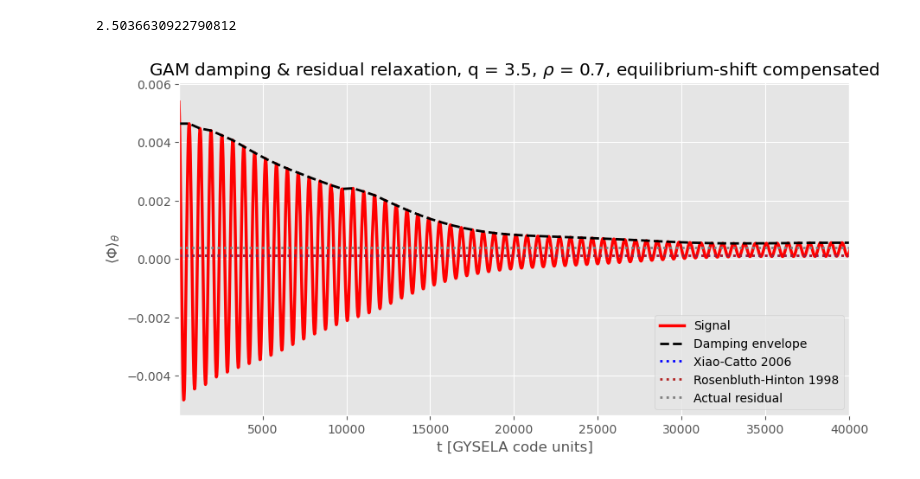
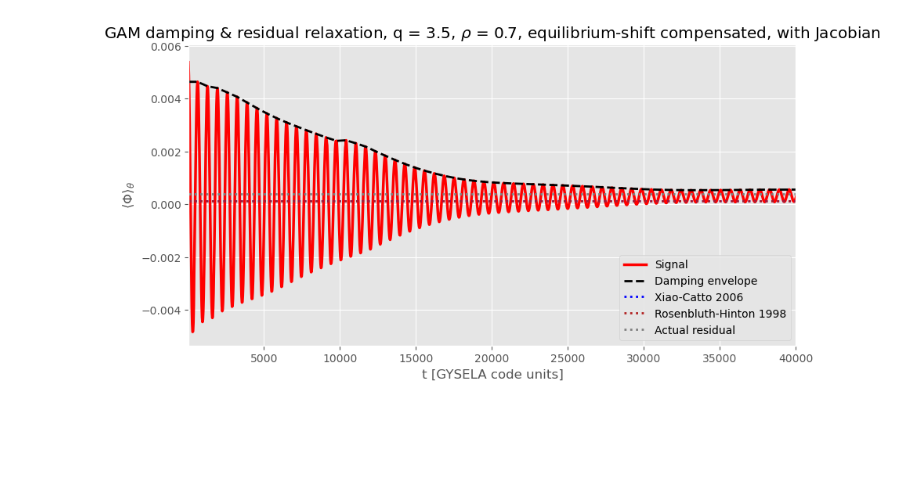
Before and after one commit to seferoni/GYSELA_utils, a Jupyter notebook: post-processing/scripts/exploratory_notebooks/rosenbluth_hinton_mn0_equilibrium_shift.ipynb, the cells around one changed output. Cells and saved outputs as stored; diff of their text form; code cells hidden in the pictures; blank space fills up the shorter version.

```diff
--- a/post-processing/scripts/exploratory_notebooks/rosenbluth_hinton_mn0_equilibrium_shift.ipynb
+++ b/post-processing/scripts/exploratory_notebooks/rosenbluth_hinton_mn0_equilibrium_shift.ipynb
@@ -16,6 +16,8 @@ perturbed_case_directory_path = "/zhisongqu_data/seth/GYSELA/raw/batch_10/DN_RHT
 quiescent_case_directory_path = "/zhisongqu_data/seth/GYSELA/raw/batch_10/DN_RHTEST_A3_QUIESCENT";
 perturbed_case_data_arrays = reader.fetch_phi2D_data(perturbed_case_directory_path, parallelise = True);
 quiescent_case_data_arrays = reader.fetch_phi2D_data(quiescent_case_directory_path, parallelise = True);
+dt_diag = reader.fetch_dt_diag(perturbed_case_directory_path);
+jacobian_dictionary = reader.fetch_jacobian(perturbed_case_directory_path);
 # %% [output]
 Found 2001 files in the directory. Loading with 16 workers...
 [Parallel(n_jobs=16)]: Using backend LokyBackend with 16 concurrent workers.
@@ -32,37 +34,45 @@ Finished compiling data from all files in the directory.
 # %%
-def plot_rosenbluth_hinton(perturbed_phi2D_list, quiescent_phi2D_list, dt_diag, aspect_ratio, safety_factor, title_suffix = "", effective_radius = 0.7, residual_window = 100):
+def plot_rosenbluth_hinton(perturbed_phi2D_list, quiescent_phi2D_list, dt_diag, jacobian_dictionary, aspect_ratio, safety_factor, title_suffix = "", effective_radius = 0.7, residual_window = 100):
 
 	# Signal isolation and data processing.
-	perturbed_radial_time_series = utils.generate_poloidally_averaged_time_series(perturbed_phi2D_list, effective_radius);
-	quiescent_radial_time_series = utils.generate_poloidally_averaged_time_series(quiescent_phi2D_list, effective_radius);
+	perturbed_radial_time_series = utils.generate_poloidally_averaged_time_series(perturbed_phi2D_list, jacobian_dictionary, effective_radius);
+	quiescent_radial_time_series = utils.generate_poloidally_averaged_time_series(quiescent_phi2D_list, jacobian_dictionary, effective_radius);
 	radial_time_series = perturbed_radial_time_series - quiescent_radial_time_series;
 	# We recover the actual time in code units here (normalised to the ion cyclotron frequency).
 	# This does not actually change the size of the array, only its spacing.
 	time_range = gys_utils.generate_time_range_by_series(radial_time_series, dt_diag);
-	GAM_frequency = utils.extract_gam_frequency(perturbed_phi2D_list, dt_diag, effective_radius);
-	amplitude_envelope = utils.generate_damping_envelope(radial_time_series, GAM_frequency, dt_diag);
+	GAM_frequency = utils.extract_gam_frequency(perturbed_phi2D_list, dt_diag, jacobian_dictionary, effective_radius);
+	amplitude_envelope = utils.generate_damping_envelope(radial_time_series.values, GAM_frequency, dt_diag);
 	# The filtered signal can sometimes have an initial 'transient' period.
 	# As such, phi(t = 0) is taken to be the maximum amplitude of the signal.
 	initial_amplitude = max(amplitude_envelope);
 	residual_level = utils.calculate_residual_level(amplitude_envelope, residual_window, use_heuristic_approach = True);
 	residual_level_xc2006 = analytical.residual_XiaoCatto2006(1. / aspect_ratio, safety_factor, k_rho = 0.04) * initial_amplitude;
 	residual_level_rh1998 = analytical.residual_RosenbluthHinton1998(1. / aspect_ratio, safety_factor) * initial_amplitude;
 
 	# Figure plotting logic.
 	plt.figure(figsize = (10, 5));
 	plt.plot(time_range, radial_time_series, color = "red", lw = 2.5, label = "Signal");
 	plt.plot(time_range, amplitude_envelope, color = "black", linestyle = "--", label= "Damping envelope", lw = 2.0);
 	plt.axhline(y = residual_level_xc2006, color = "blue", linestyle = ":", label = "Xiao-Catto 2006", lw = 2.0);
 	plt.axhline(y = residual_level_rh1998, color = "firebrick", linestyle = ":", label = "Rosenbluth-Hinton 1998", lw = 2.0);
 	plt.axhline(y = residual_level, color = "gray", linestyle = ":", label = "Actual residual", lw = 2.0);
 	plt.xlabel("t [GYSELA code units]");
 	plt.ylabel(r"$\langle \Phi \rangle_\theta$");
 	plt.xlim(left = 50, right = 40000);
 	plt.title(f"GAM damping & residual relaxation, q = 3.5, $\\rho$ = {effective_radius}, {title_suffix}");
 	plt.legend(frameon = True, loc = "lower right");
 	plt.show();
 
-plot_rosenbluth_hinton(perturbed_case_data_arrays, quiescent_case_data_arrays, dt_diag = 25, aspect_ratio = 3.0, safety_factor = 3.5, effective_radius = 0.7, residual_window = 100, title_suffix = "equilibrium-shift compensated");
+plot_rosenbluth_hinton(
+	perturbed_case_data_arrays,
+	quiescent_case_data_arrays,
+	dt_diag = 25,
+	jacobian_dictionary = jacobian_dictionary,
+	aspect_ratio = 3.0,
+	safety_factor = 3.5,
+	effective_radius = 0.7,
+	residual_window = 100,
+	title_suffix = "equilibrium-shift compensated, with Jacobian");
 # %% [output]
-2.5036630922790812
-[figure, old version]
+[figure, new version]
```
Also changed, not shown: parts of 1 cell of this notebook, 3 other files.
